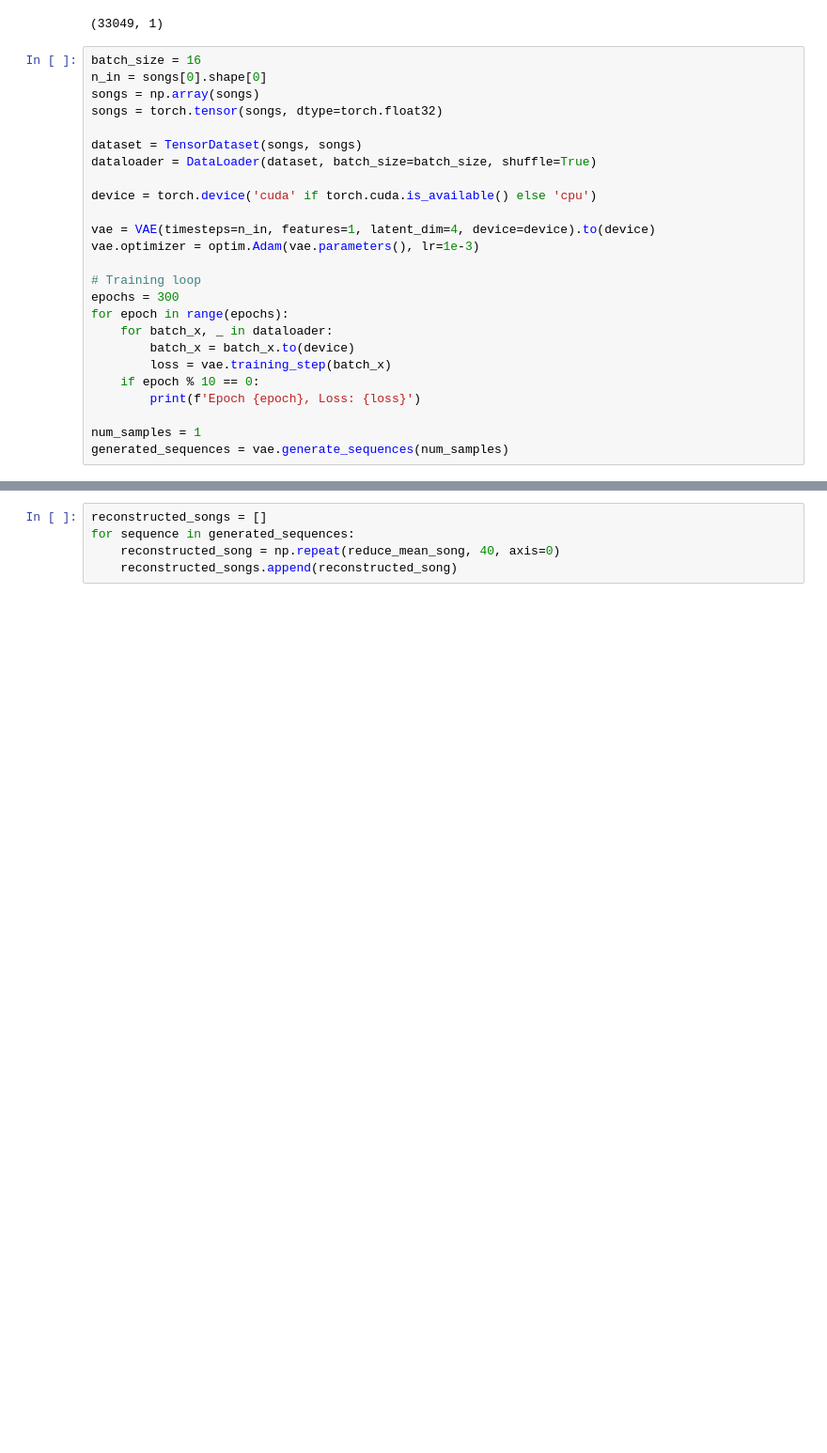
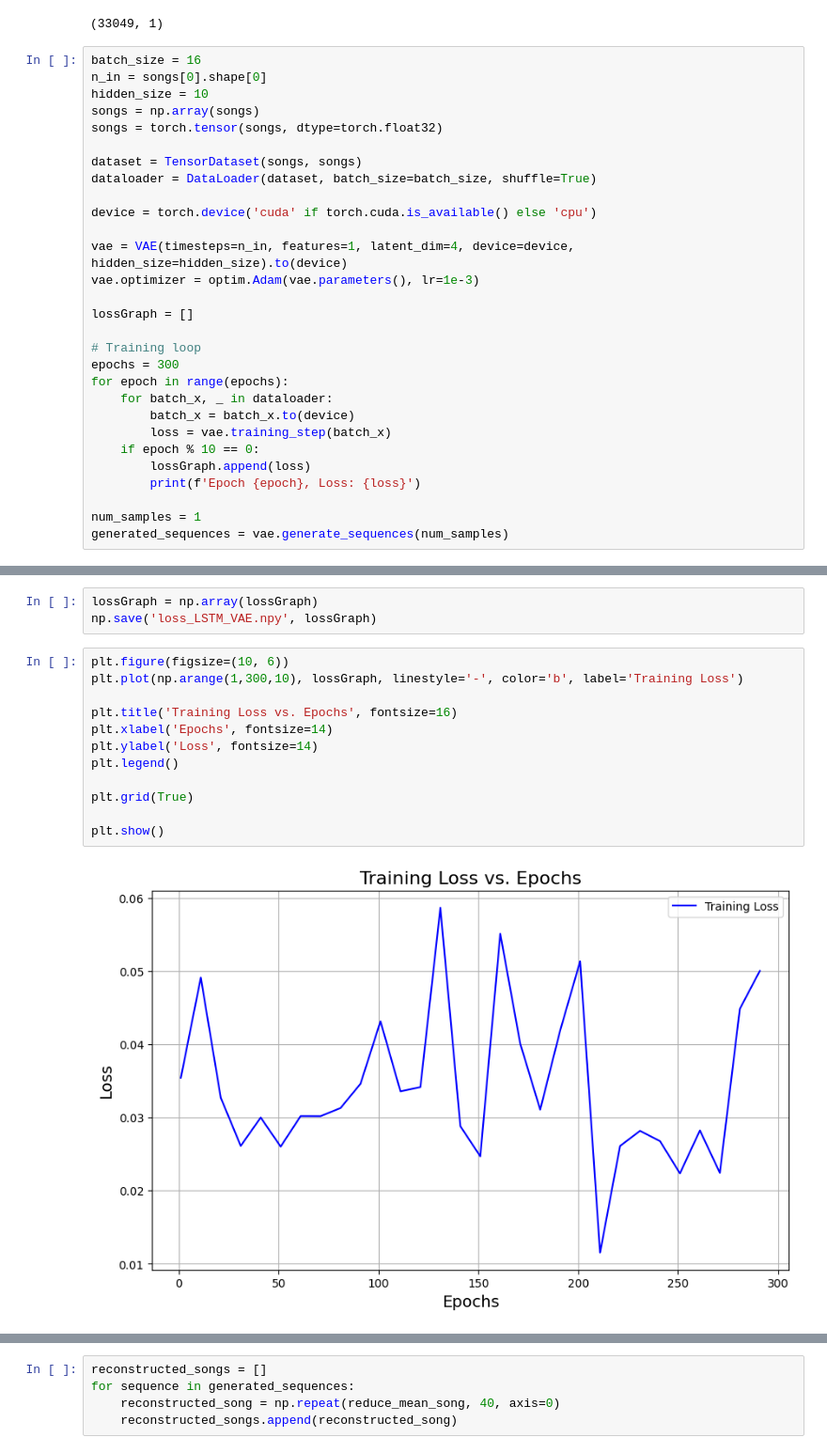
Before and after one commit to juanks235/project_mml, a Jupyter notebook: VAE_LSTM_training.ipynb, the cells around one changed output, grey strips where cells are left out. Shown: that part at 94% size. Drawn from its saved outputs; the diff is of its cells as text; blank space fills up the shorter version.

```diff
--- a/VAE_LSTM_training.ipynb
+++ b/VAE_LSTM_training.ipynb
@@ -35,6 +34,7 @@ songs[0].shape
 # %%
 batch_size = 16
 n_in = songs[0].shape[0]
+hidden_size = 10
 songs = np.array(songs)
 songs = torch.tensor(songs, dtype=torch.float32)
 
@@ -43,8 +43,10 @@ dataloader = DataLoader(dataset, batch_size=batch_size, shuffle=True)
 
 device = torch.device('cuda' if torch.cuda.is_available() else 'cpu')
 
-vae = VAE(timesteps=n_in, features=1, latent_dim=4, device=device).to(device)
+vae = VAE(timesteps=n_in, features=1, latent_dim=4, device=device, hidden_size=hidden_size).to(device)
 vae.optimizer = optim.Adam(vae.parameters(), lr=1e-3)
+
+lossGraph = []
 
 # Training loop
 epochs = 300
@@ -53,6 +55,7 @@ for epoch in range(epochs):
         batch_x = batch_x.to(device)
         loss = vae.training_step(batch_x)
     if epoch % 10 == 0:
+        lossGraph.append(loss)
         print(f'Epoch {epoch}, Loss: {loss}')
 
 num_samples = 1
@@ -77,0 +83,17 @@ Epoch 290, Loss: 0.04125206544995308
+# %%
+lossGraph = np.array(lossGraph)
+np.save('loss_LSTM_VAE.npy', lossGraph)
+# %%
+plt.figure(figsize=(10, 6))
+plt.plot(np.arange(1,300,10), lossGraph, linestyle='-', color='b', label='Training Loss')
+
+plt.title('Training Loss vs. Epochs', fontsize=16)
+plt.xlabel('Epochs', fontsize=14)
+plt.ylabel('Loss', fontsize=14)
+plt.legend()
+
+plt.grid(True)
+
+plt.show()
+# %% [output]
+[figure, added]
```
Also changed, not shown: parts of 8 cells of this notebook, 2 other files.
